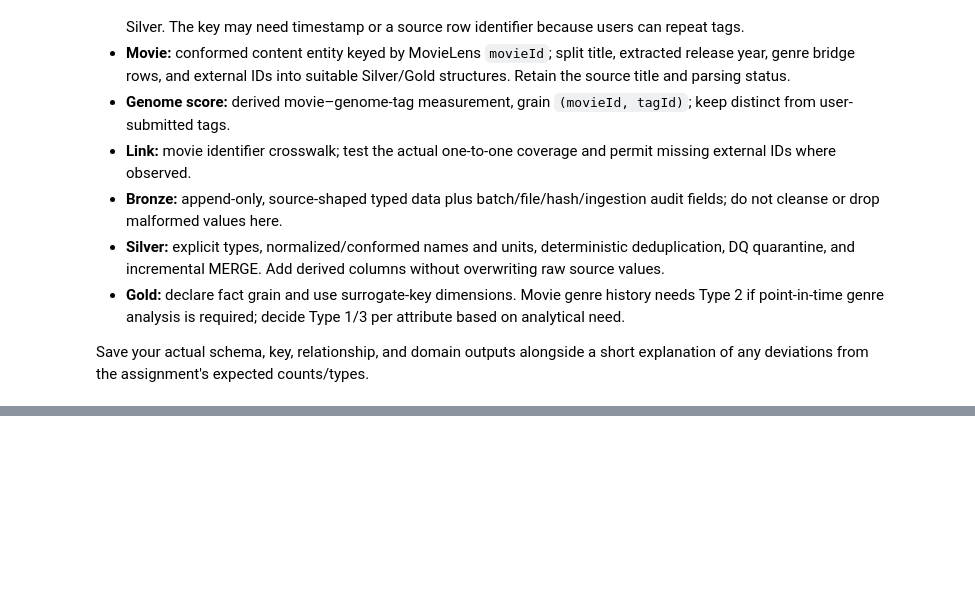
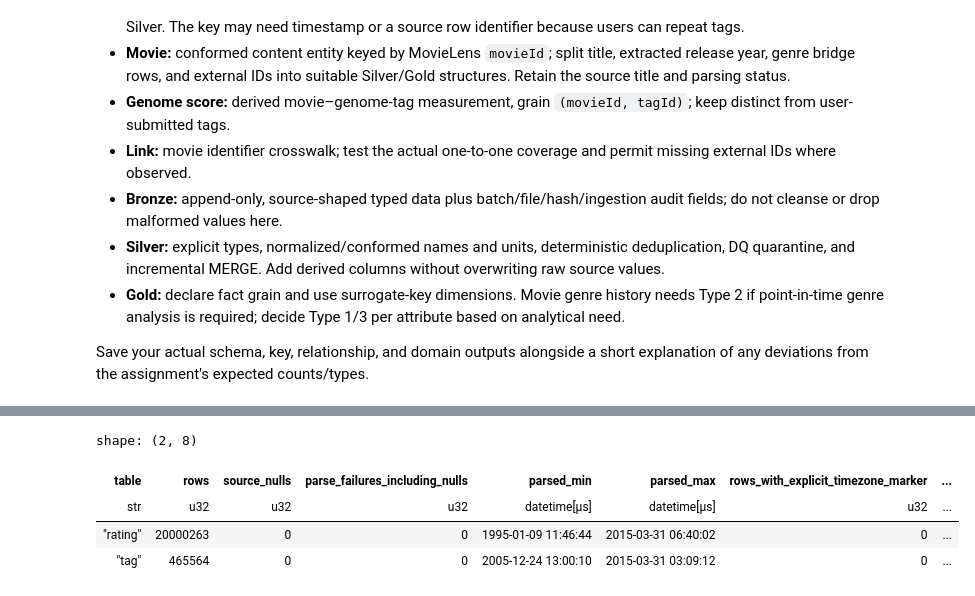
Before and after one commit to phiisonfire/de_upskills_mock_prj, a Jupyter notebook: analytics.ipynb, the cells around one changed output, grey strips where cells are left out. Cells and saved outputs as stored; diff of their text form; code cells hidden in the pictures; blank space fills up the shorter version.

Commit message:
more investigation and update data model

```diff
--- a/analytics.ipynb
+++ b/analytics.ipynb
@@ -429,0 +438,35 @@ Save your actual schema, key, relationship, and domain outputs alongside a short
+# %%
+from pathlib import Path
+import polars as pl
+
+OUT_DIR = Path("data/investigation")
+OUT_DIR.mkdir(parents=True, exist_ok=True)
+
+def timestamp_profile(table_name: str) -> pl.DataFrame:
+    lf = source_frames[table_name]
+    parsed = pl.col("timestamp").str.to_datetime(
+        format="%Y-%m-%d %H:%M:%S", strict=False
+    )
+    return lf.select(
+        pl.len().alias("rows"),
+        pl.col("timestamp").null_count().alias("source_nulls"),
+        parsed.null_count().alias("parse_failures_including_nulls"),
+        parsed.min().alias("parsed_min"),
+        parsed.max().alias("parsed_max"),
+        pl.col("timestamp").str.contains(r"(?i)(Z|[+-]\d{2}:?\d{2})$").fill_null(False).sum().alias("rows_with_explicit_timezone_marker"),
+        pl.col("timestamp").str.contains(r"^\d{4}-\d{2}-\d{2} \d{2}:\d{2}:\d{2}$").fill_null(False).sum().alias("rows_matching_naive_timestamp_shape"),
+    ).with_columns(pl.lit(table_name).alias("table")).collect()
+
+timestamp_results = pl.concat([timestamp_profile("rating"), timestamp_profile("tag")]).select(
+    "table", "rows", "source_nulls", "parse_failures_including_nulls",
+    "parsed_min", "parsed_max", "rows_with_explicit_timezone_marker",
+    "rows_matching_naive_timestamp_shape",
+)
+timestamp_results.write_csv(OUT_DIR / "timestamp_profile.csv")
+timestamp_results
+# %% [output]
+shape: (2, 8)
+| table | rows | source_nulls | parse_failures_including_nulls | parsed_min | parsed_max | rows_with_explicit_timezone_marker | ... |
+| str | u32 | u32 | u32 | datetime[μs] | datetime[μs] | u32 | ... |
+| "rating" | 20000263 | 0 | 0 | 1995-01-09 11:46:44 | 2015-03-31 06:40:02 | 0 | ... |
+| "tag" | 465564 | 0 | 0 | 2005-12-24 13:00:10 | 2015-03-31 03:09:12 | 0 | ... |
```
Also changed, not shown: parts of 13 cells of this notebook, 19 other files.
